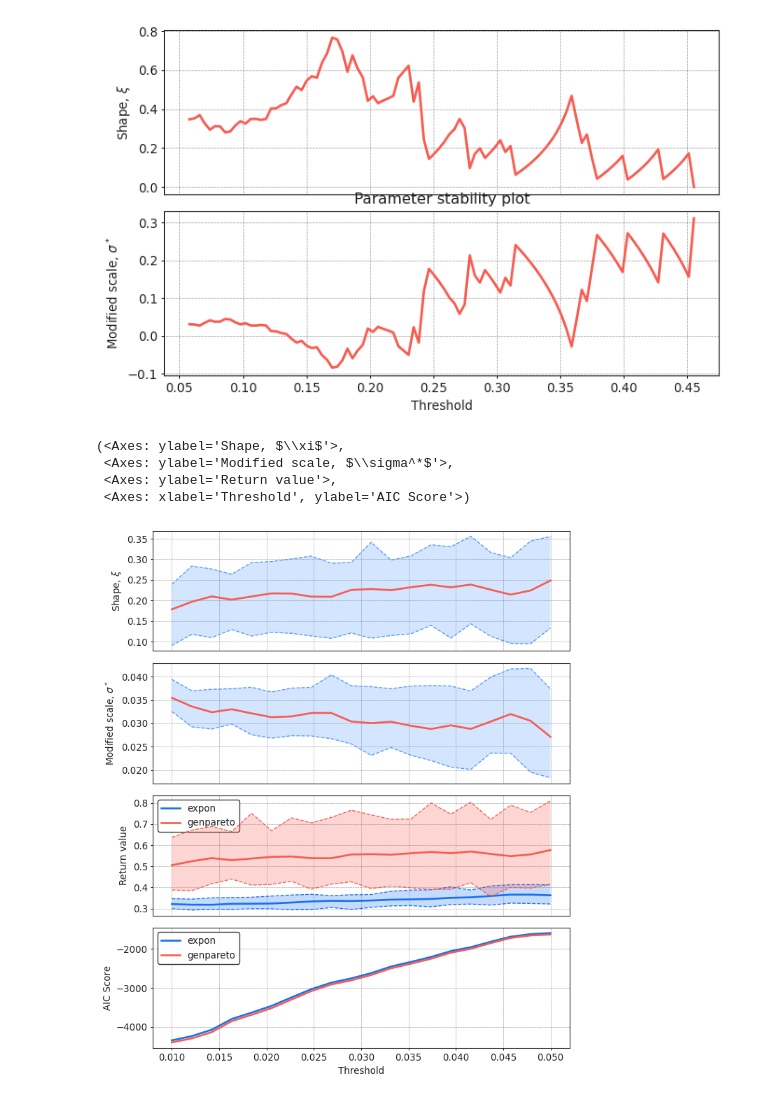
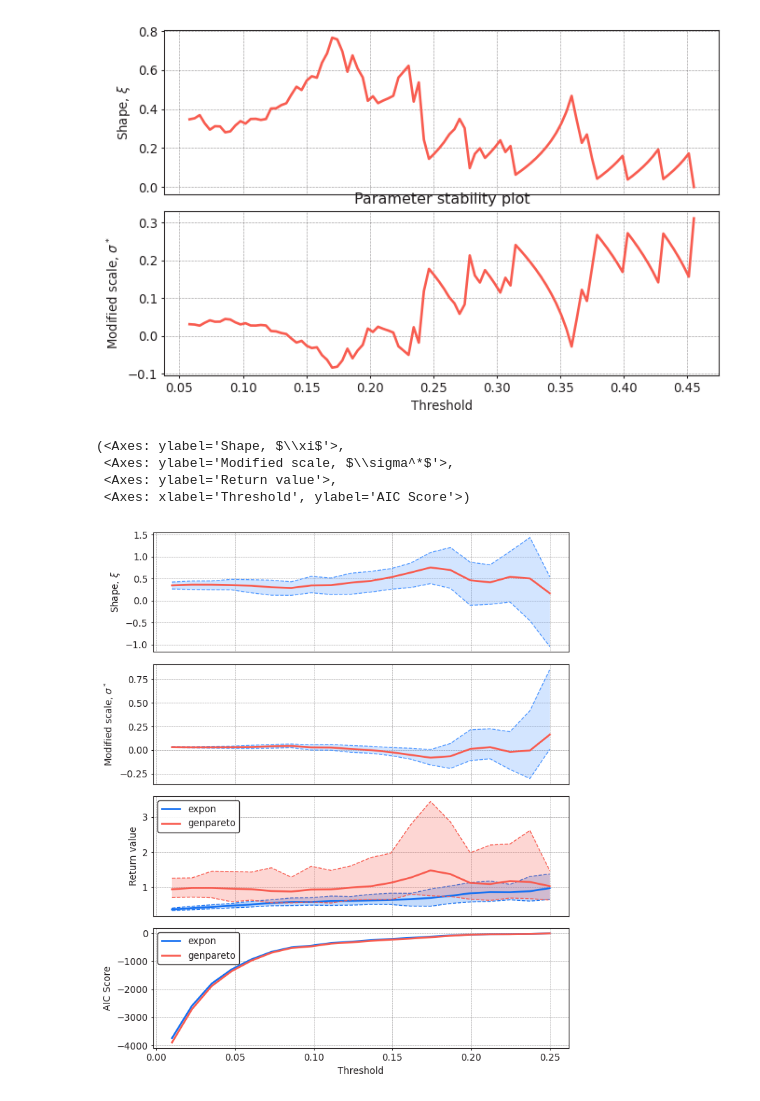
Before and after one commit to Scott-Yap/M2R_EVT, a Jupyter notebook: garch_model/GARCH_DOGE.ipynb, the cells around one changed output. Cells and saved outputs as stored; diff of their text form; code cells hidden in the pictures.

Commit message:
tidied up doge_staticvsdynamic

```diff
--- a/garch_model/GARCH_DOGE.ipynb
+++ b/garch_model/GARCH_DOGE.ipynb
@@ -167,17 +193,18 @@ sorted_static_doge = threshold_picking(log_doge_returns)
 [figure]
 [figure]
 # %%
-pyx.plot_threshold_stability(log_doge_returns, return_period=10, alpha=0.95, thresholds=np.linspace(0.01, 0.05, 20))
+pyx.plot_threshold_stability(log_doge_returns, return_period=10, alpha=0.95, thresholds=np.linspace(0.01, 0.25, 20))
 #u = 0.02
 
 # pyextremes provides a convenience function to put all of the above together. It also adds an
 # additional plot - AIC curve indicating relative model performance. The AIC curve should not
 # be used as a threshold selection tool because it will always have the same logarithmic shape.
 # Instead, it should guide the user as to which model (e.g. GEVD or Exponential) should be preferred
 # for a given threshold.
+# lower AIC better -> GEV
 # %% [output]
 (<Axes: ylabel='Shape, $\\xi$'>,
  <Axes: ylabel='Modified scale, $\\sigma^*$'>,
  <Axes: ylabel='Return value'>,
  <Axes: xlabel='Threshold', ylabel='AIC Score'>)
-[figure, old version]
+[figure, new version]
```
Also changed, not shown: parts of 22 cells of this notebook.
